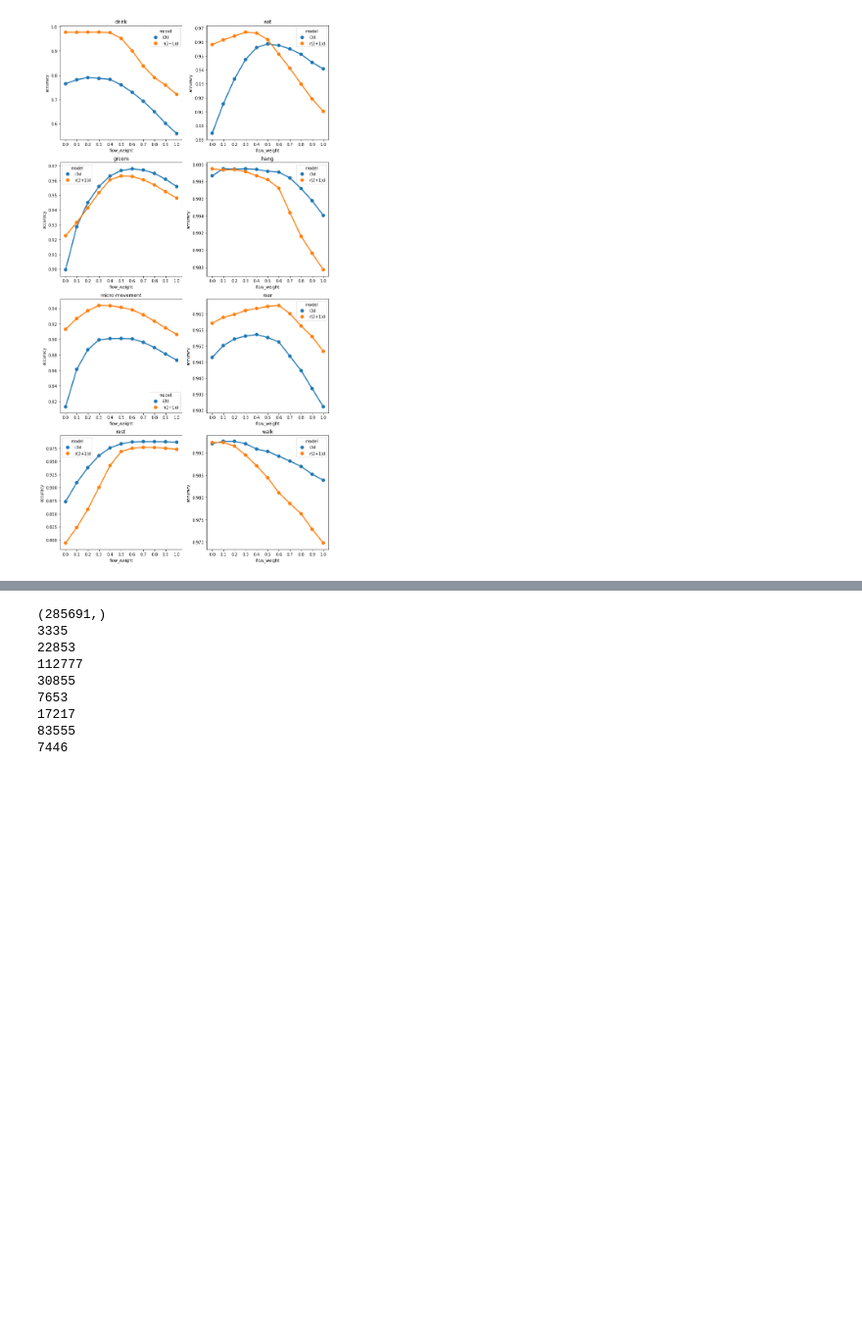
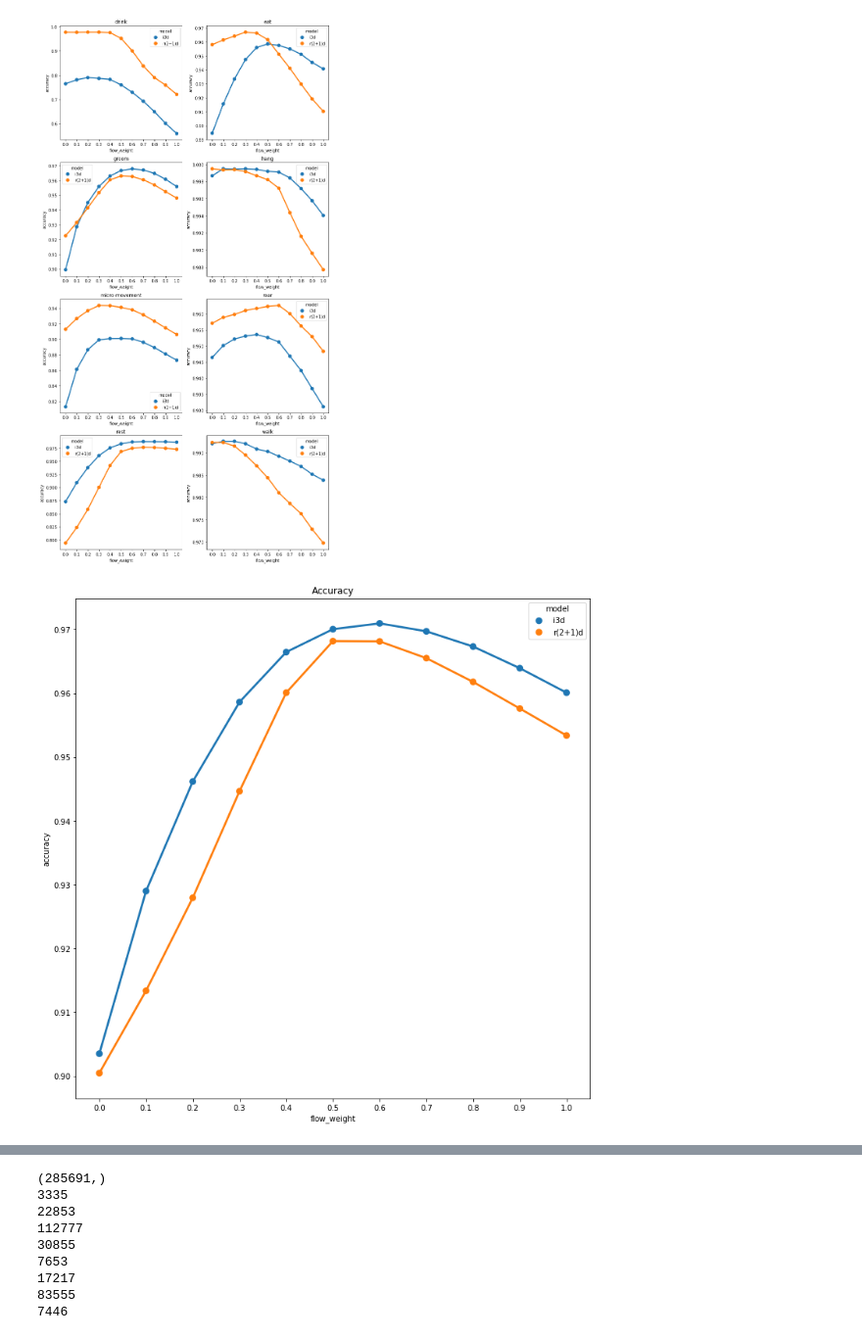
Before and after one commit to giangnn-bkace/result-analysis, a Jupyter notebook: analysis.ipynb, the cells around one changed output, grey strips where cells are left out. Shown at 98% size. Cells and saved outputs as stored; diff of their text form; code cells hidden in the pictures; blank space fills up the shorter version.

```diff
--- a/analysis.ipynb
+++ b/analysis.ipynb
@@ -109,0 +105,9 @@ array([0, 1, 2, 3, 4, 5, 6, 7, 8, 9])
+# %%
+i3d_acc_all = []
+r21d_acc_all = []
+for weight in range(11):
+    i3d_acc_all.append(accuracy_score(i3d_labels, i3d_sm[weight].argmax(axis=1)))
+for weight in range(11):
+    r21d_acc_all.append(accuracy_score(r21d_labels, r21d_sm[weight].argmax(axis=1)))
+print(i3d_acc_all)
+print(r21d_acc_all)
@@ -120,0 +124,5 @@ pandas.core.frame.DataFrame
+# %%
+i3d_result_acc_all = pd.DataFrame({'accuracy':i3d_acc_all,'model':'i3d','flow_weight':flow_weight})
+r21d_result_acc_all = pd.DataFrame({'accuracy':r21d_acc_all,'model':'r(2+1)d','flow_weight':flow_weight})
+accuracy_all = pd.concat([i3d_result_acc_all, r21d_result_acc_all], ignore_index=True)
+accuracy_all
@@ -129,5 +155,14 @@ f.savefig('class_acc.pdf', bbox_inches='tight')
 plt.show()
 # %% [output]
 [figure]
+# %%
+f,ax=plt.subplots(1,1,figsize=(12,12))
+sns.pointplot('flow_weight','accuracy',hue='model',data=accuracy_all,ax=ax)
+ax.set_title('Accuracy')
+#plt.close(8)
+f.savefig('all_acc.pdf', bbox_inches='tight')
+plt.show()
+# %% [output]
+[figure, added]
 # %%
 from sklearn.metrics import confusion_matrix
```
Also changed, not shown: parts of 5 cells of this notebook, 6 other files.
